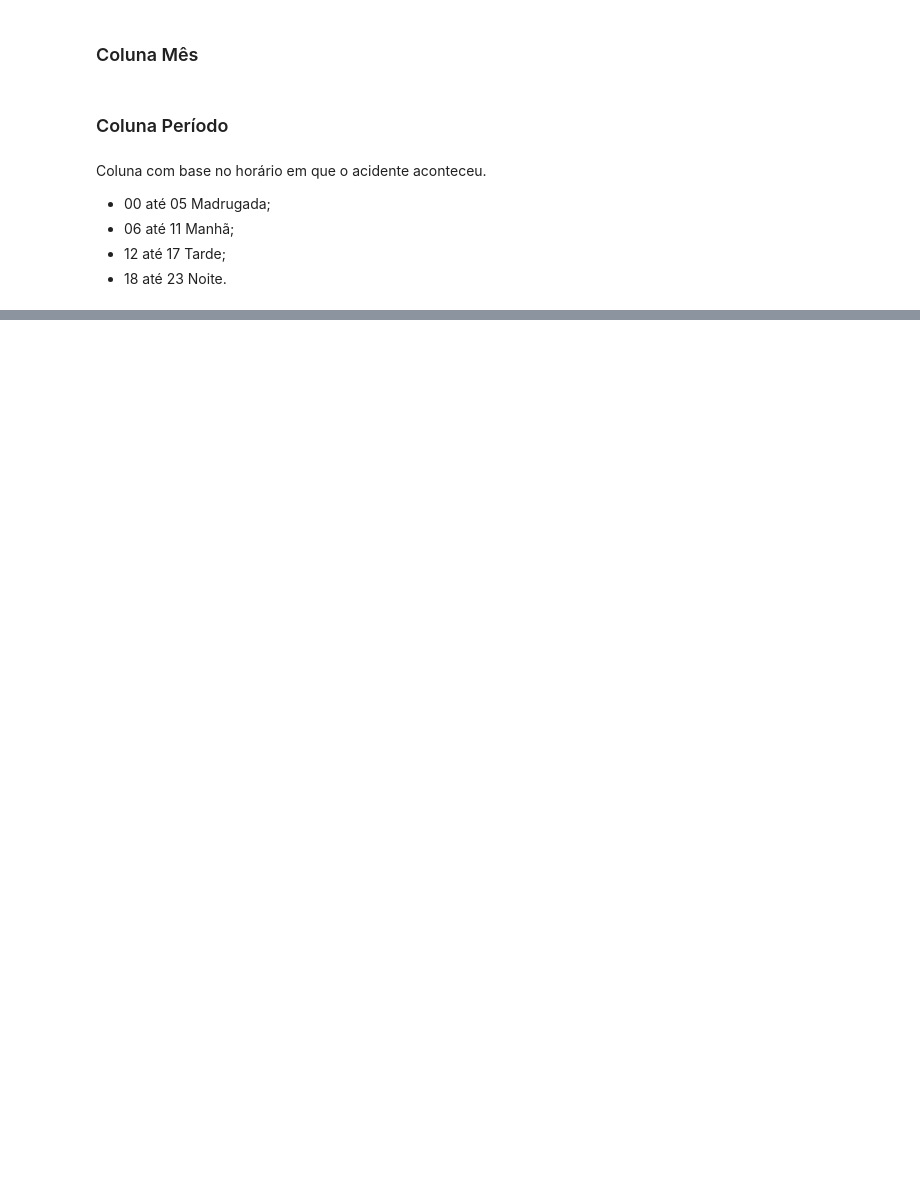
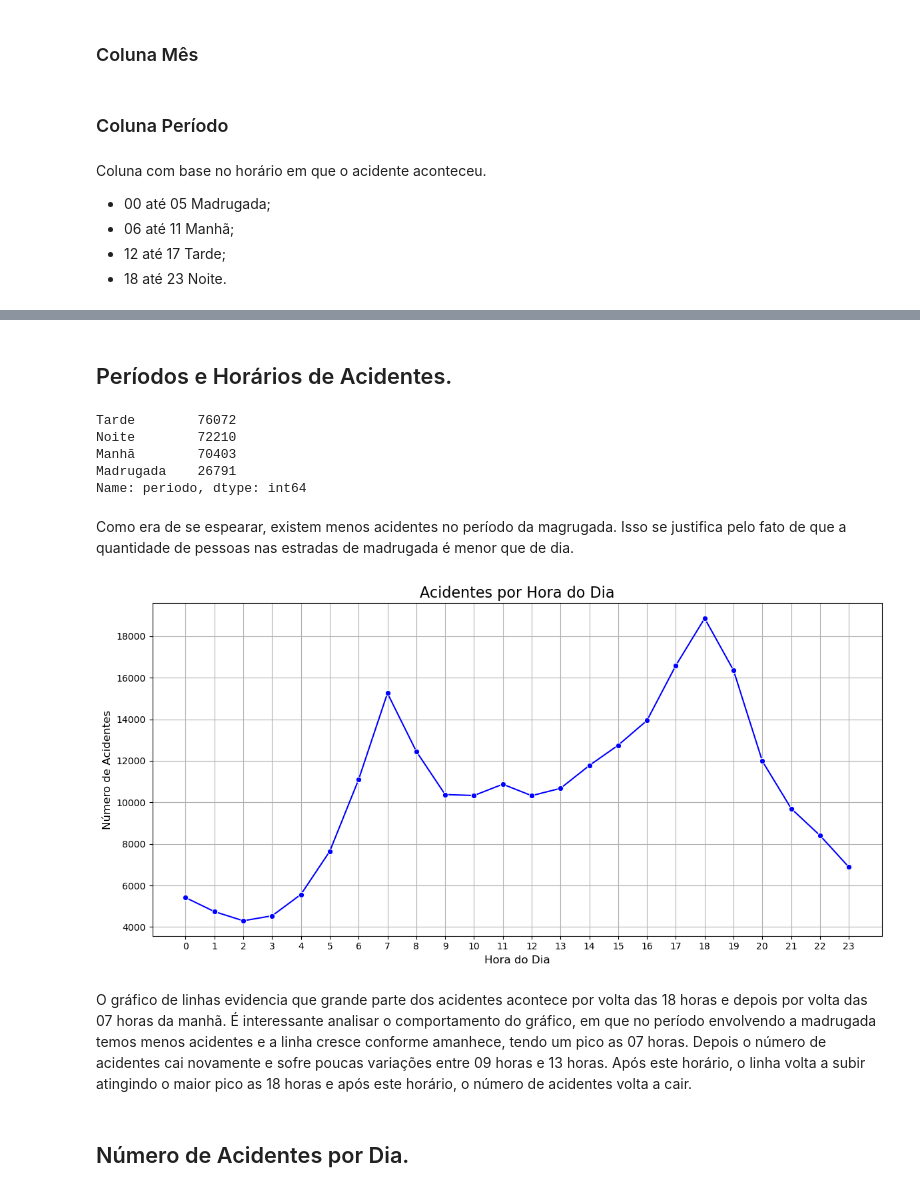
Before and after one commit to xcpinzas/analise-de-acidentes-de-transito, a Jupyter notebook: dados_acidentes_brasil.ipynb, the cells around one changed output, grey strips where cells are left out. Cells and saved outputs as stored; diff of their text form; code cells hidden in the pictures; blank space fills up the shorter version.

```diff
--- a/dados_acidentes_brasil.ipynb
+++ b/dados_acidentes_brasil.ipynb
@@ -431,0 +479,36 @@ Lembrar de criar gráficos e figuras para visualização dos dados.
+# %% [markdown]
+## Períodos e Horários de Acidentes.
+# %%
+# Contando o número de acidentes por período.
+
+df['periodo'].value_counts()
+# %% [output]
+Tarde        76072
+Noite        72210
+Manhã        70403
+Madrugada    26791
+Name: periodo, dtype: int64
+# %% [markdown]
+Como era de se espearar, existem menos acidentes no período da magrugada. Isso se justifica pelo fato de que a quantidade de pessoas nas estradas de madrugada é menor que de dia.
+# %%
+# Agrupar os dados por hora para identificar os horários mais críticos.
+
+acidentes_por_hora = df['horas'].value_counts().sort_index()
+# %%
+# Gráfico de linha para acidentes por hora
+
+plt.figure(figsize=(12, 6))
+sns.lineplot(x=acidentes_por_hora.index, y=acidentes_por_hora.values, marker="o", color="blue")
+plt.title("Acidentes por Hora do Dia", fontsize=16)
+plt.xlabel("Hora do Dia", fontsize=12)
+plt.ylabel("Número de Acidentes", fontsize=12)
+plt.xticks(range(0, 24))
+plt.grid(True)
+plt.tight_layout()
+plt.show()
+# %% [output]
+[figure, added]
+# %% [markdown]
+O gráfico de linhas evidencia que grande parte dos acidentes acontece por volta das 18 horas e depois por volta das 07 horas da manhã. É interessante analisar o comportamento do gráfico, em que no período envolvendo a madrugada temos menos acidentes e a linha cresce conforme amanhece, tendo um pico as 07 horas. Depois o número de acidentes cai novamente e sofre poucas variações entre 09 horas e 13 horas. Após este horário, o linha volta a subir atingindo o maior pico as 18 horas e após este horário, o número de acidentes volta a cair.
+# %% [markdown]
+## Número de Acidentes por Dia.
```
Also changed, not shown: parts of 49 cells of this notebook.
